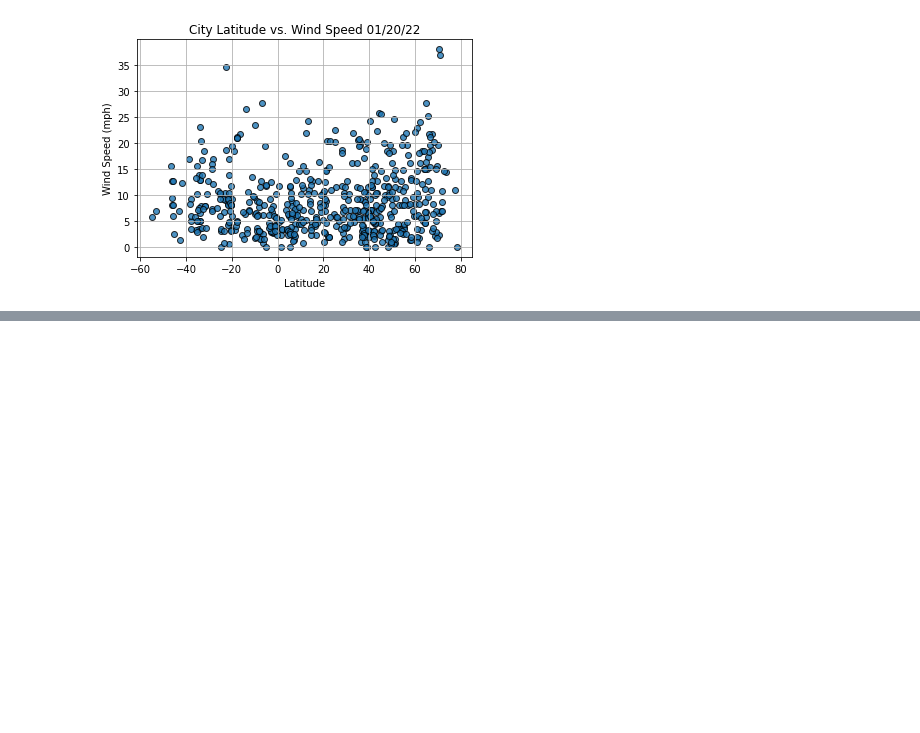
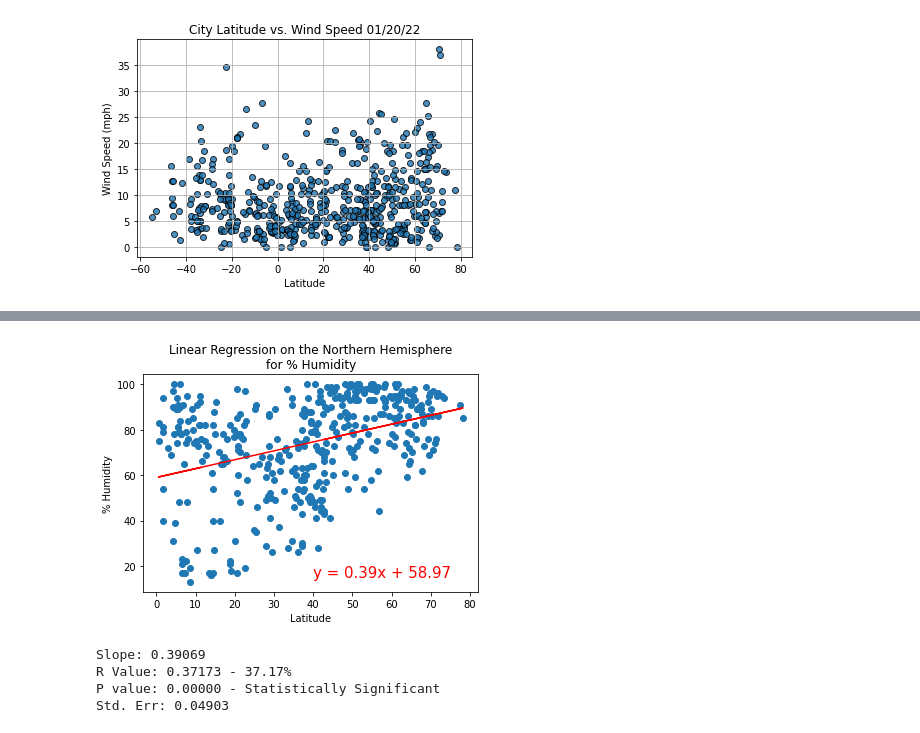
Before and after one commit to lukealibozek/World_Weather_Analysis, a Jupyter notebook: WeatherPy.ipynb, the cells around one changed output, grey strips where cells are left out. Cells and saved outputs as stored; diff of their text form; code cells hidden in the pictures; blank space fills up the shorter version.

```diff
--- a/WeatherPy.ipynb
+++ b/WeatherPy.ipynb
@@ -301,0 +371,13 @@ plt.show()
+# %%
+# Linear regression on the Northern Hemisphere
+x_values = northern_hemi_df["Lat"]
+y_values = northern_hemi_df["Humidity"]
+# Call the function.
+plot_linear_regression(x_values, y_values,
+                       'Linear Regression on the Northern Hemisphere\nfor % Humidity', '% Humidity',(40,15))
+# %% [output]
+[figure, added]
+Slope: 0.39069
+R Value: 0.37173 - 37.17%
+P value: 0.00000 - Statistically Significant
+Std. Err: 0.04903
```
Also changed, not shown: parts of 10 cells of this notebook.
